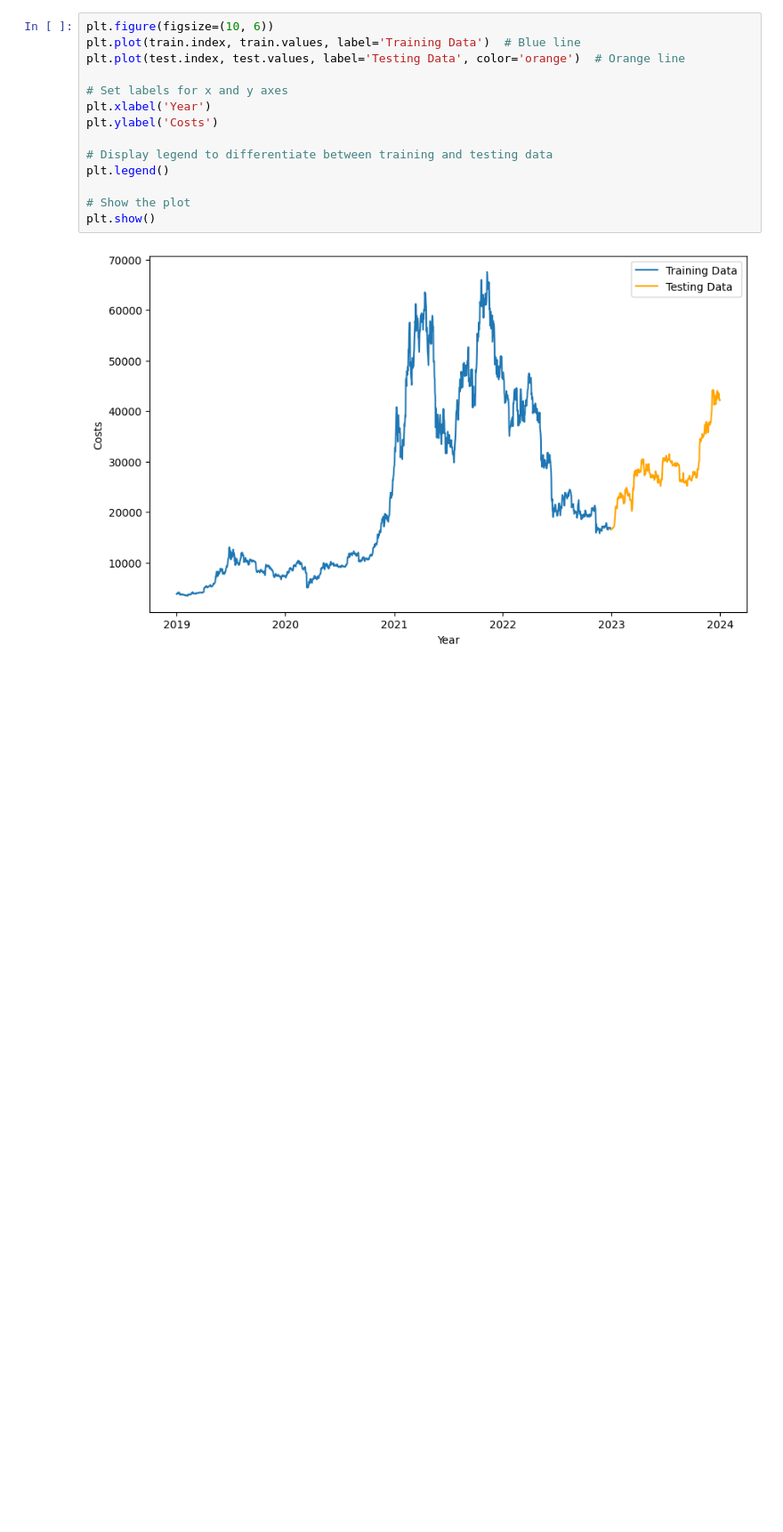
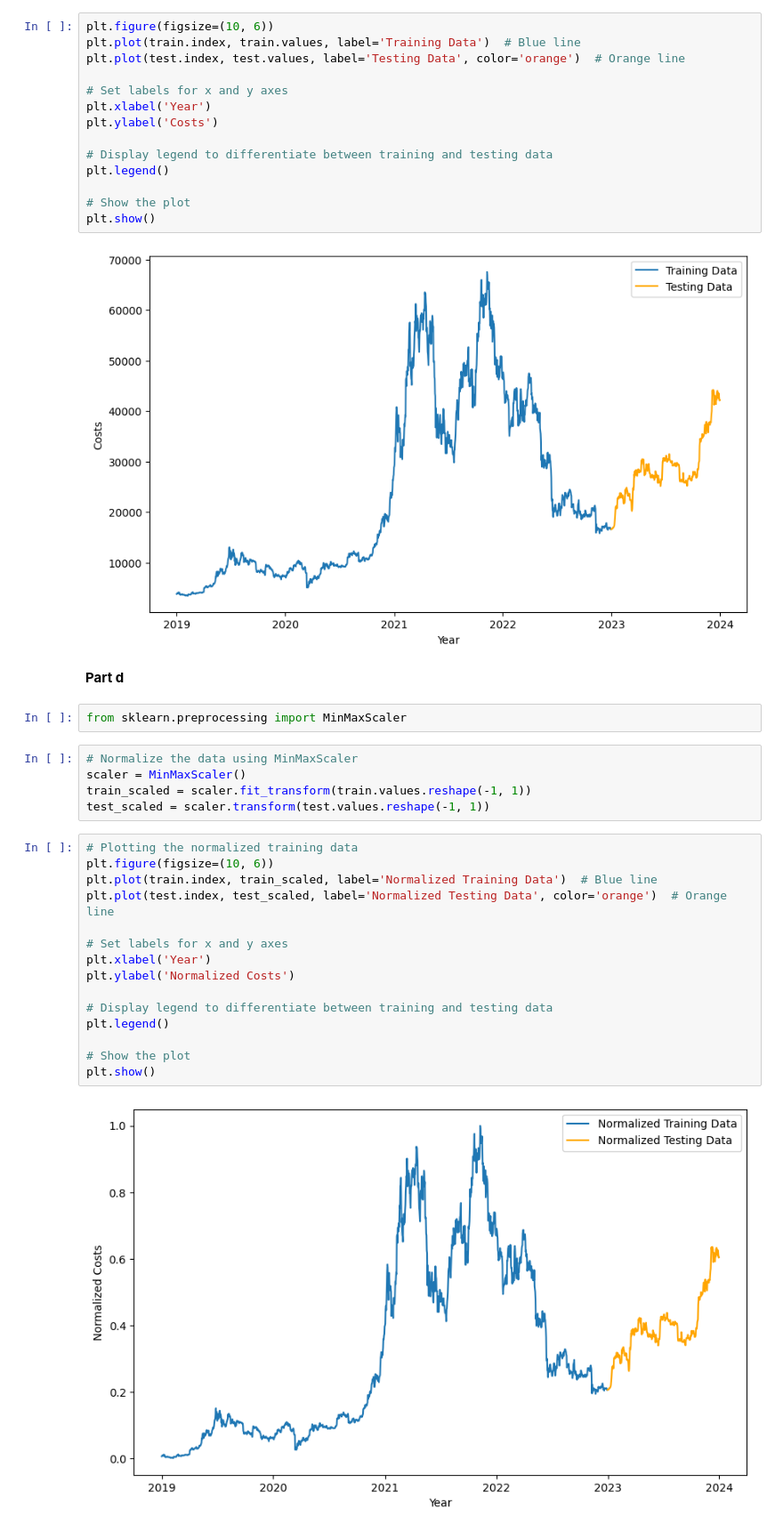
Before and after one commit to Bahareh0281/Natural-Language-Processing, a Jupyter notebook: Homeworks/4/HW4_Bitcoin.ipynb, the cells around one changed output. Shown at 89% size. Cells and saved outputs as stored; diff of their text form; blank space fills up the shorter version.

```diff
--- a/Homeworks/4/HW4_Bitcoin.ipynb
+++ b/Homeworks/4/HW4_Bitcoin.ipynb
@@ -50,3 +50,29 @@ plt.legend()
 plt.show()
 # %% [output]
 [figure]
+# %% [markdown]
+**Part d**
+# %%
+from sklearn.preprocessing import MinMaxScaler
+# %%
+# Normalize the data using MinMaxScaler
+scaler = MinMaxScaler()
+train_scaled = scaler.fit_transform(train.values.reshape(-1, 1))
+test_scaled = scaler.transform(test.values.reshape(-1, 1))
+# %%
+# Plotting the normalized training data
+plt.figure(figsize=(10, 6))
+plt.plot(train.index, train_scaled, label='Normalized Training Data')  # Blue line
+plt.plot(test.index, test_scaled, label='Normalized Testing Data', color='orange')  # Orange line
+
+# Set labels for x and y axes
+plt.xlabel('Year')
+plt.ylabel('Normalized Costs')
+
+# Display legend to differentiate between training and testing data
+plt.legend()
+
+# Show the plot
+plt.show()
+# %% [output]
+[figure, added]
```
Also changed, not shown: parts of 6 cells of this notebook.
